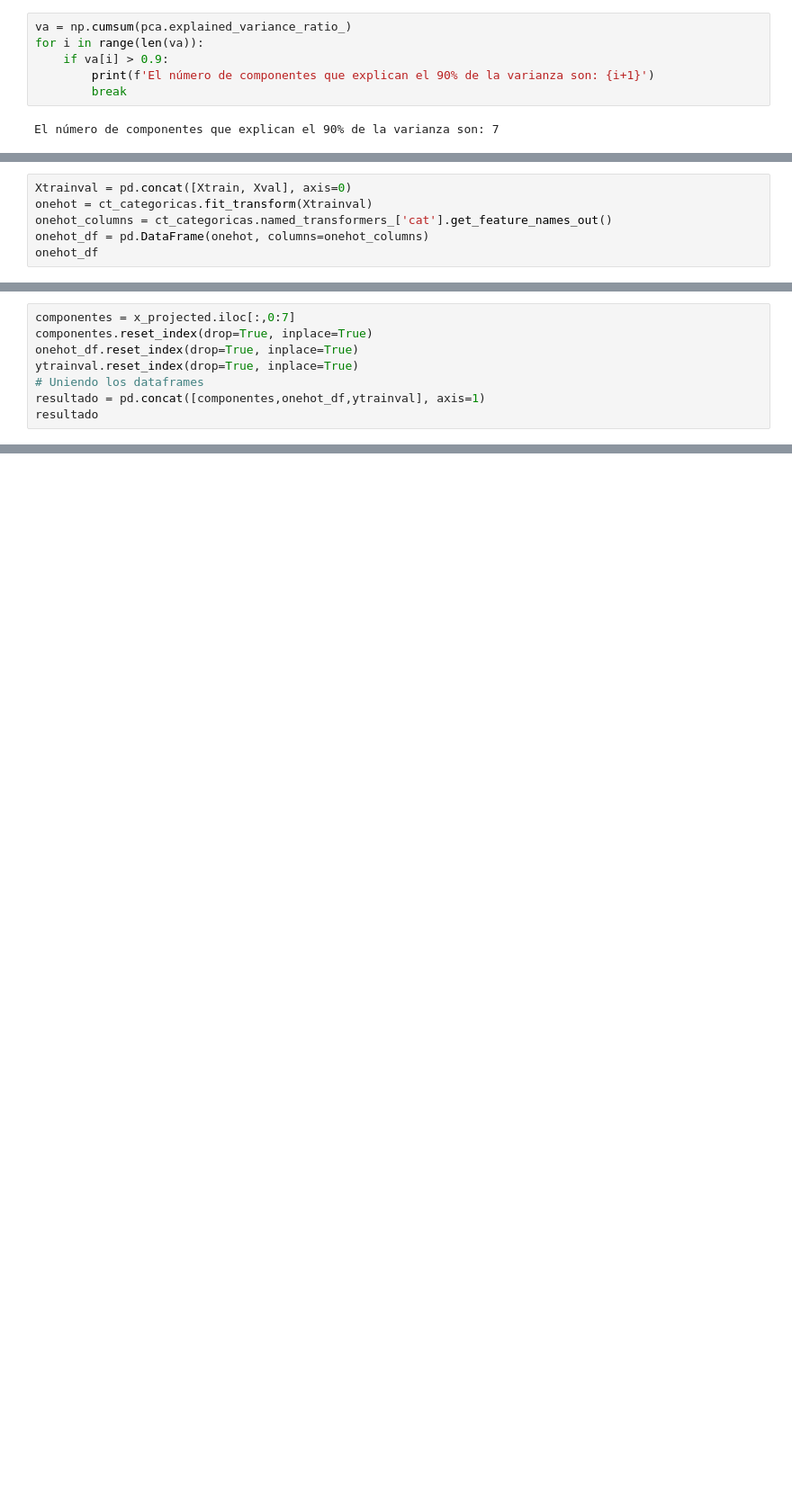
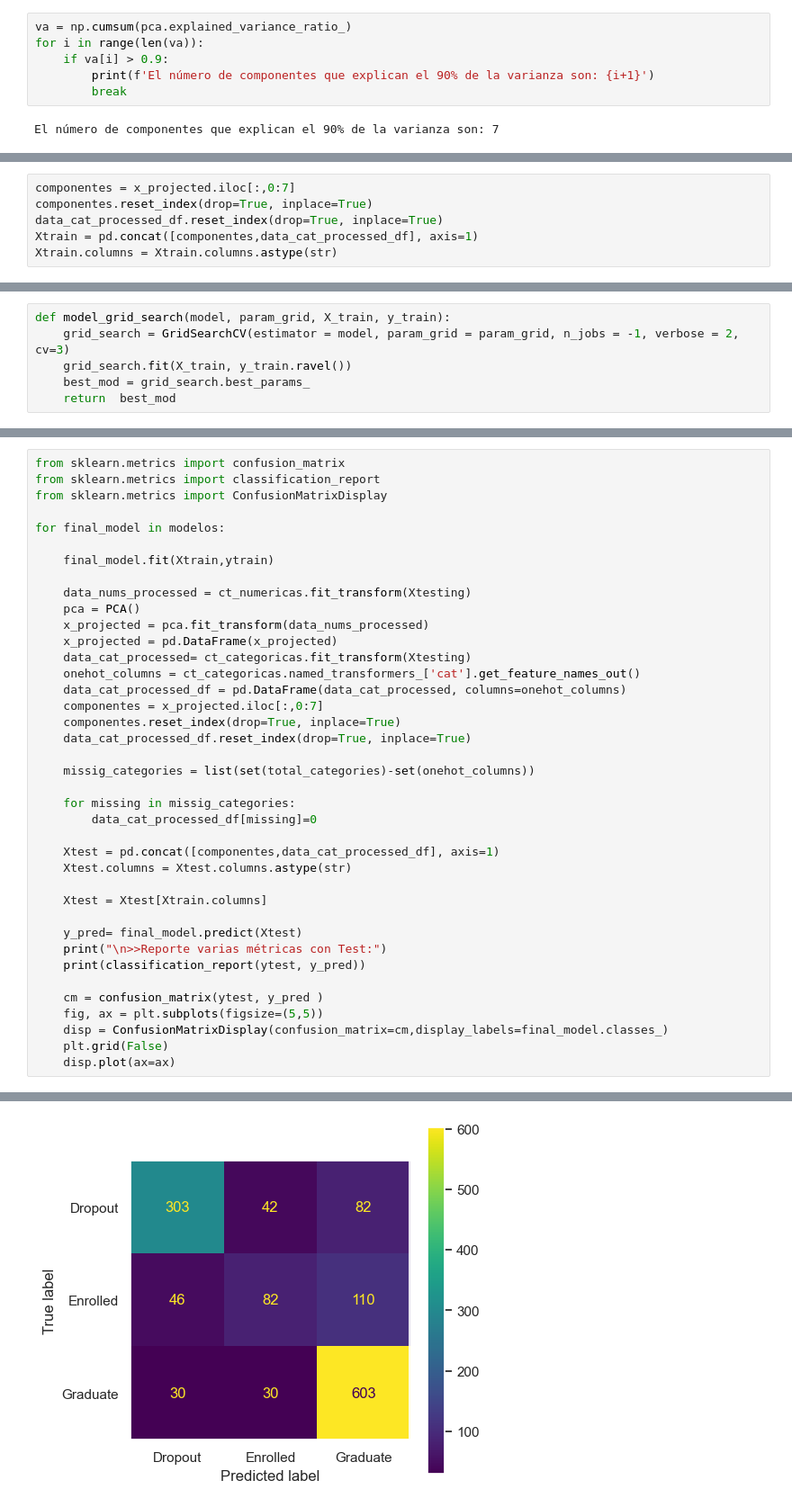
Before and after one commit to VictorD-Bohorquez/MLOps_Project, a Jupyter notebook: notebooks/Students_DropOut_Success_EDA.ipynb, the cells around one changed output, grey strips where cells are left out. Shown at 90% size. Saved outputs shown, nothing was run; the diff lists cells and outputs as text; blank space fills up the shorter version.

```diff
--- a/notebooks/Students_DropOut_Success_EDA.ipynb
+++ b/notebooks/Students_DropOut_Success_EDA.ipynb
@@ -421,6 +368,0 @@ pc_df
-# %%
-Xtrainval = pd.concat([Xtrain, Xval], axis=0)
-onehot = ct_categoricas.fit_transform(Xtrainval)
-onehot_columns = ct_categoricas.named_transformers_['cat'].get_feature_names_out()
-onehot_df = pd.DataFrame(onehot, columns=onehot_columns)
-onehot_df
@@ -441,8 +401,6 @@ onehot_df
 # %%
 componentes = x_projected.iloc[:,0:7]
 componentes.reset_index(drop=True, inplace=True)
-onehot_df.reset_index(drop=True, inplace=True)
-ytrainval.reset_index(drop=True, inplace=True)
-# Uniendo los dataframes
-resultado = pd.concat([componentes,onehot_df,ytrainval], axis=1)
-resultado
+data_cat_processed_df.reset_index(drop=True, inplace=True)
+Xtrain = pd.concat([componentes,data_cat_processed_df], axis=1)
+Xtrain.columns = Xtrain.columns.astype(str)
@@ -474,0 +453,6 @@ set(ytraining)
+# %%
+def model_grid_search(model, param_grid, X_train, y_train):
+    grid_search = GridSearchCV(estimator = model, param_grid = param_grid, n_jobs = -1, verbose = 2, cv=3)
+    grid_search.fit(X_train, y_train.ravel())
+    best_mod = grid_search.best_params_
+    return  best_mod
@@ -550,0 +569,40 @@ for i in range(len(modelos)):
+# %%
+from sklearn.metrics import confusion_matrix
+from sklearn.metrics import classification_report
+from sklearn.metrics import ConfusionMatrixDisplay
+
+for final_model in modelos:
+
+    final_model.fit(Xtrain,ytrain)
+
+    data_nums_processed = ct_numericas.fit_transform(Xtesting)
+    pca = PCA()
+    x_projected = pca.fit_transform(data_nums_processed)
+    x_projected = pd.DataFrame(x_projected)
+    data_cat_processed= ct_categoricas.fit_transform(Xtesting)
+    onehot_columns = ct_categoricas.named_transformers_['cat'].get_feature_names_out()
+    data_cat_processed_df = pd.DataFrame(data_cat_processed, columns=onehot_columns)
+    componentes = x_projected.iloc[:,0:7]
+    componentes.reset_index(drop=True, inplace=True)
+    data_cat_processed_df.reset_index(drop=True, inplace=True)
+
+    missig_categories = list(set(total_categories)-set(onehot_columns))
+
+    for missing in missig_categories:
+        data_cat_processed_df[missing]=0
+
+    Xtest = pd.concat([componentes,data_cat_processed_df], axis=1)
+    Xtest.columns = Xtest.columns.astype(str)
+
+    Xtest = Xtest[Xtrain.columns]
+
+    y_pred= final_model.predict(Xtest)
+    print("\n>>Reporte varias métricas con Test:")
+    print(classification_report(ytest, y_pred))
+
+    cm = confusion_matrix(ytest, y_pred )
+    fig, ax = plt.subplots(figsize=(5,5))
+    disp = ConfusionMatrixDisplay(confusion_matrix=cm,display_labels=final_model.classes_)
+    plt.grid(False)
+    disp.plot(ax=ax)
+# %% [output]
@@ -550,0 +626 @@ for i in range(len(modelos)):
+[figure, added]
```
Also changed, not shown: parts of 33 cells of this notebook.
